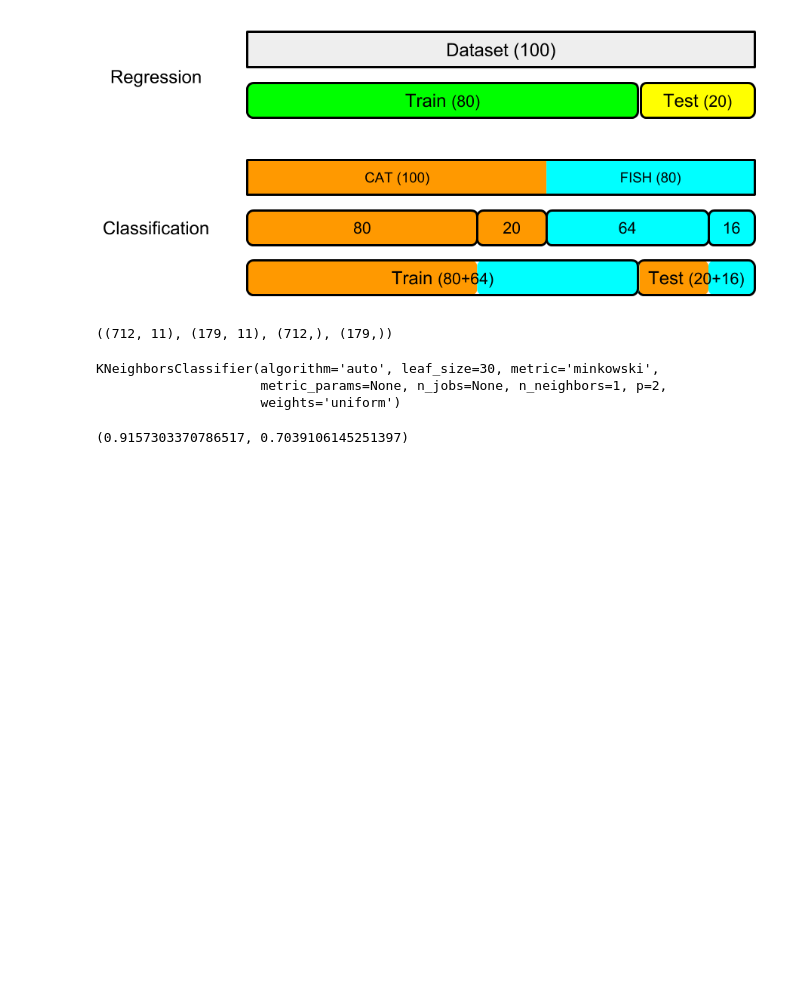
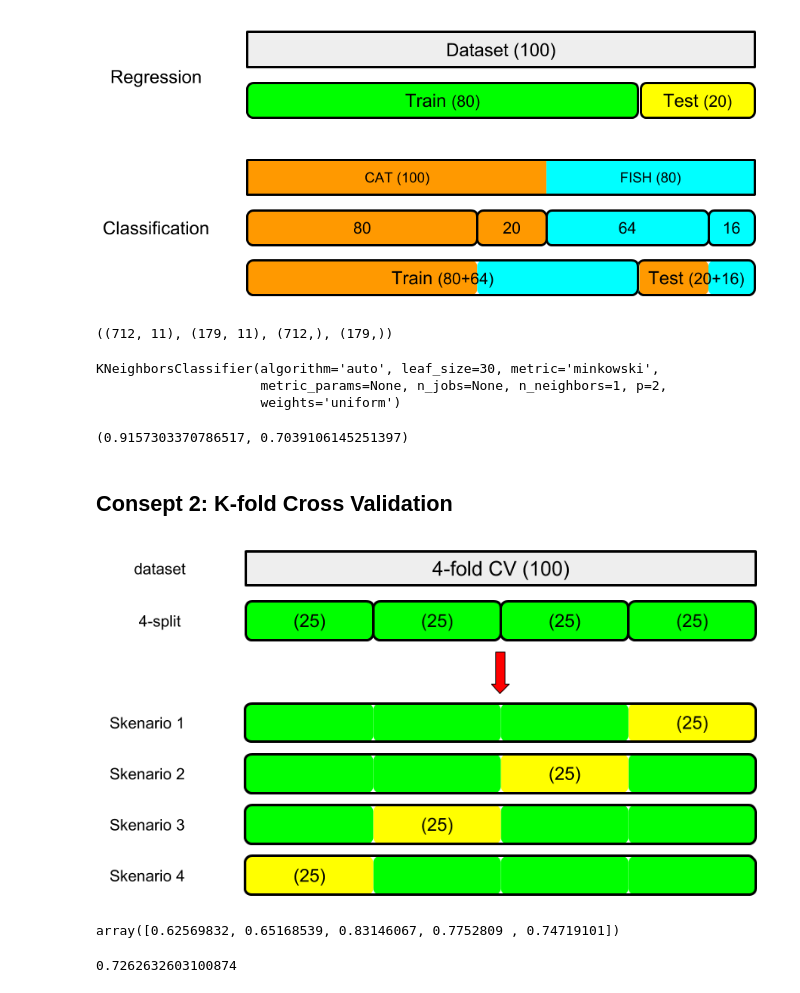
Before and after one commit to rendiwijiatmoko/Belajar-Mechine-Lerning, a Jupyter notebook: 04 - KNN & Scikit-learn/Part 2 - Machine Learning Essentials.ipynb, the cells around one changed output. Drawn from its saved outputs; the diff is of its cells as text; code cells hidden in the pictures; blank space fills up the shorter version.

```diff
--- a/04 - KNN & Scikit-learn/Part 2 - Machine Learning Essentials.ipynb
+++ b/04 - KNN & Scikit-learn/Part 2 - Machine Learning Essentials.ipynb
@@ -105,3 +105,9 @@ KNeighborsClassifier(algorithm='auto', leaf_size=30, metric='minkowski',
 knn.score(X_train, y_train), knn.score(X_test, y_test)
 # %% [output]
 (0.9157303370786517, 0.7039106145251397)
+# %% [markdown]
+## Consept 2: K-fold Cross Validation
+# %%
+illustration.kfold_cv
+# %% [output]
+[figure, added]
@@ -107,0 +116,9 @@ knn.score(X_train, y_train), knn.score(X_test, y_test)
+# %%
+knn = KNeighborsClassifier(n_neighbors=1)
+cross_val_score(knn, X,y, cv=5)
+# %% [output]
+array([0.62569832, 0.65168539, 0.83146067, 0.7752809 , 0.74719101])
+# %%
+cross_val_score(knn, X,y, cv=5).mean()
+# %% [output]
+0.7262632603100874
```
Also changed, not shown: parts of 7 cells of this notebook.
